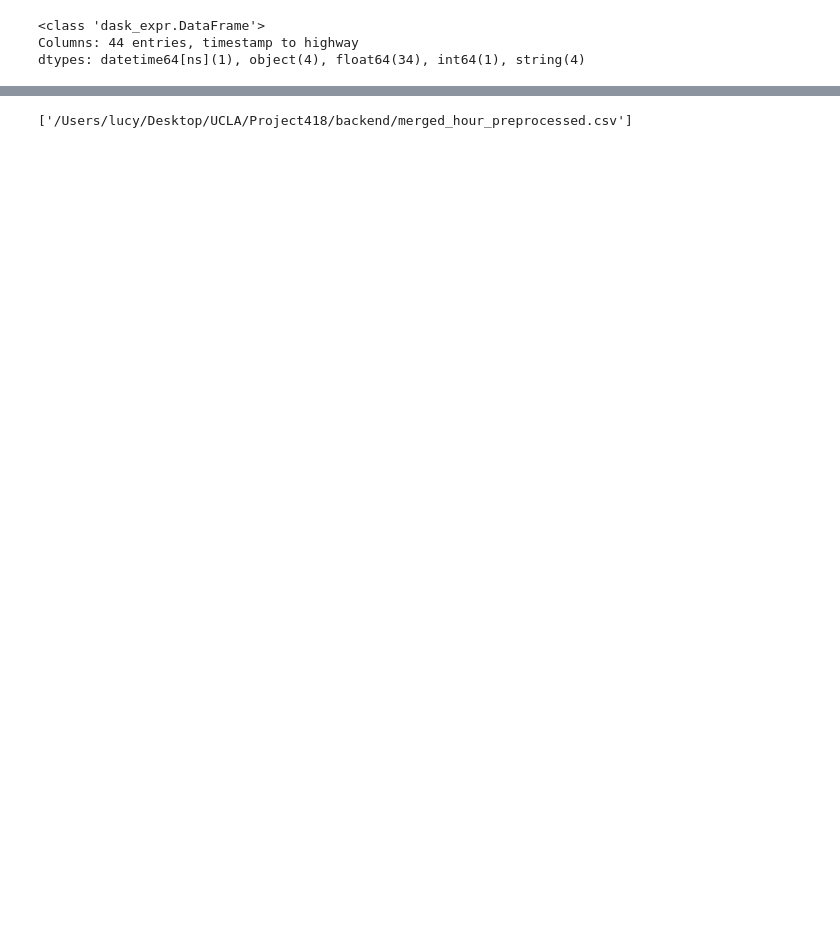
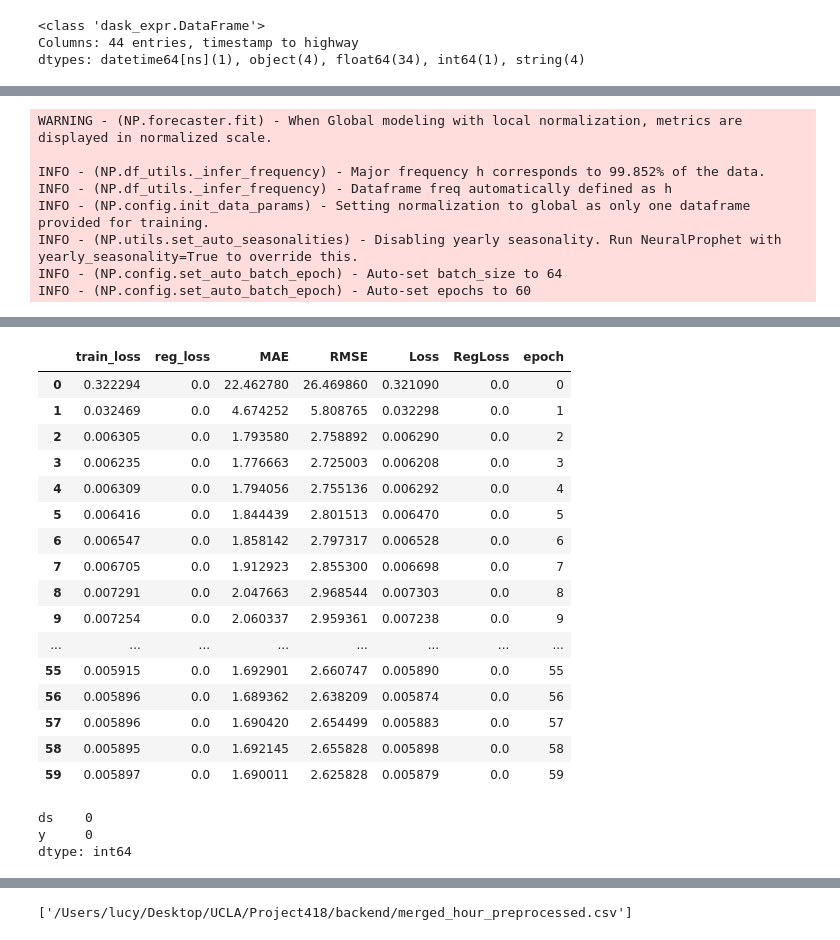
Before and after one commit to llennemann/stats-418-final-project, a Jupyter notebook: notebooks/Final418DataProcessingEDA.ipynb, the cells around one changed output, grey strips where cells are left out. Drawn from its saved outputs; the diff is of its cells as text; code cells hidden in the pictures; blank space fills up the shorter version.

```diff
--- a/notebooks/Final418DataProcessingEDA.ipynb
+++ b/notebooks/Final418DataProcessingEDA.ipynb
@@ -130,5 +135,5 @@ df.head()
 5 rows × 43 columns
 # %%
 # combine route and travel dir into one string
-df = df.assign(highway=str(df['route_num']) + '_' + df['travel_dir'])
+# df = df.assign(highway=str(df['route_num']) + '_' + df['travel_dir'])
 # df['highway'] = str(df['route_num'].compute()) + '_' + df['travel_dir'].compute()
@@ -166,0 +263,13 @@ df_filtered = df[~df['station_id'].isin(bad_stations)]
+# %%
+from neuralprophet import NeuralProphet
+model = NeuralProphet()
+model.fit(df_prophet)
+# %% [output]
+WARNING - (NP.forecaster.fit) - When Global modeling with local normalization, metrics are displayed in normalized scale.
+
+INFO - (NP.df_utils._infer_frequency) - Major frequency h corresponds to 99.852% of the data.
+INFO - (NP.df_utils._infer_frequency) - Dataframe freq automatically defined as h
+INFO - (NP.config.init_data_params) - Setting normalization to global as only one dataframe provided for training.
+INFO - (NP.utils.set_auto_seasonalities) - Disabling yearly seasonality. Run NeuralProphet with yearly_seasonality=True to override this.
+INFO - (NP.config.set_auto_batch_epoch) - Auto-set batch_size to 64
+INFO - (NP.config.set_auto_batch_epoch) - Auto-set epochs to 60
@@ -166,0 +280,23 @@ df_filtered = df[~df['station_id'].isin(bad_stations)]
+|  | train_loss | reg_loss | MAE | RMSE | Loss | RegLoss | epoch |
+| 0 | 0.322294 | 0.0 | 22.462780 | 26.469860 | 0.321090 | 0.0 | 0 |
+| 1 | 0.032469 | 0.0 | 4.674252 | 5.808765 | 0.032298 | 0.0 | 1 |
+| 2 | 0.006305 | 0.0 | 1.793580 | 2.758892 | 0.006290 | 0.0 | 2 |
+| 3 | 0.006235 | 0.0 | 1.776663 | 2.725003 | 0.006208 | 0.0 | 3 |
+| 4 | 0.006309 | 0.0 | 1.794056 | 2.755136 | 0.006292 | 0.0 | 4 |
+| 5 | 0.006416 | 0.0 | 1.844439 | 2.801513 | 0.006470 | 0.0 | 5 |
+| 6 | 0.006547 | 0.0 | 1.858142 | 2.797317 | 0.006528 | 0.0 | 6 |
+| 7 | 0.006705 | 0.0 | 1.912923 | 2.855300 | 0.006698 | 0.0 | 7 |
+| 8 | 0.007291 | 0.0 | 2.047663 | 2.968544 | 0.007303 | 0.0 | 8 |
+| 9 | 0.007254 | 0.0 | 2.060337 | 2.959361 | 0.007238 | 0.0 | 9 |
+| ... | ... | ... | ... | ... | ... | ... | ... |
+| 55 | 0.005915 | 0.0 | 1.692901 | 2.660747 | 0.005890 | 0.0 | 55 |
+| 56 | 0.005896 | 0.0 | 1.689362 | 2.638209 | 0.005874 | 0.0 | 56 |
+| 57 | 0.005896 | 0.0 | 1.690420 | 2.654499 | 0.005883 | 0.0 | 57 |
+| 58 | 0.005895 | 0.0 | 1.692145 | 2.655828 | 0.005898 | 0.0 | 58 |
+| 59 | 0.005897 | 0.0 | 1.690011 | 2.625828 | 0.005879 | 0.0 | 59 |
+# %%
+df_prophet.isna().sum()
+# %% [output]
+ds    0
+y     0
+dtype: int64
```
Also changed, not shown: parts of 36 cells of this notebook, 20 other files.
